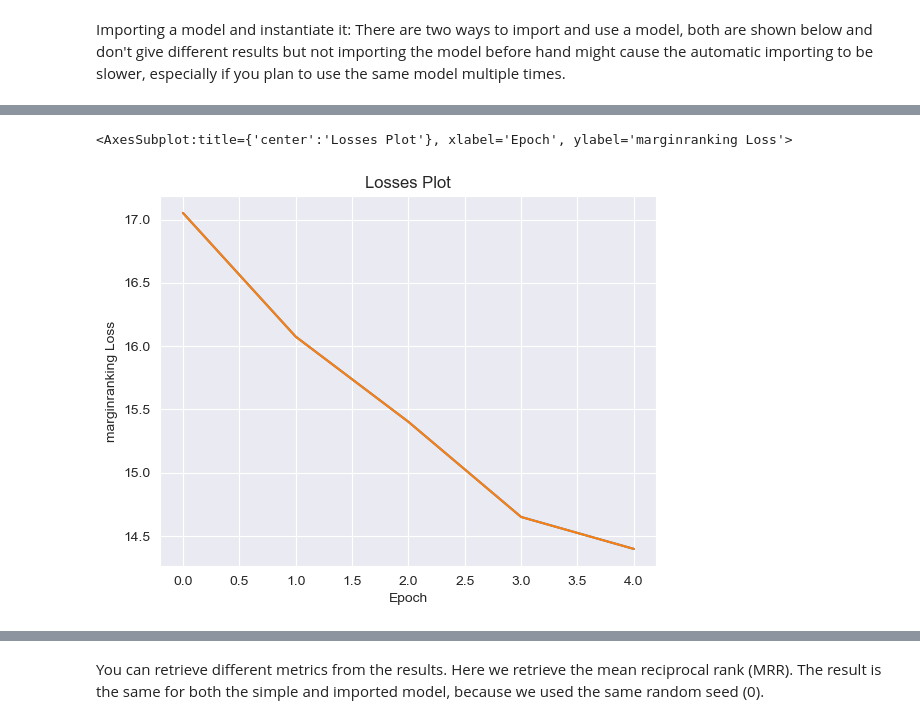
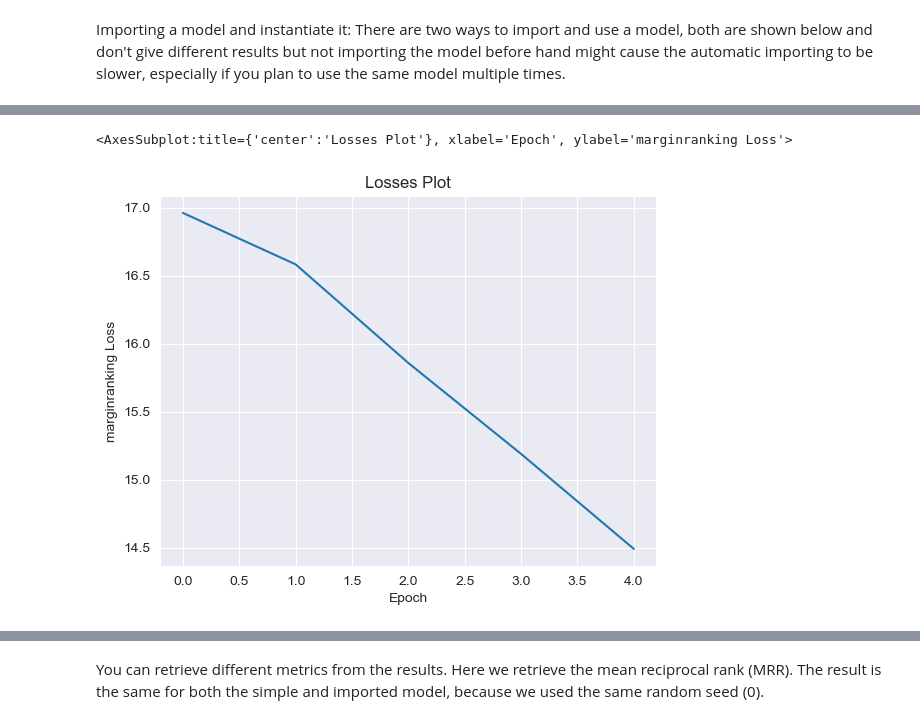
Before and after one commit to SaahithShetty/KG-tutorials, a Jupyter notebook: ML4KG-tutorial.ipynb, the cells around one changed output, grey strips where cells are left out. Drawn from its saved outputs; the diff is of its cells as text; code cells hidden in the pictures.

```diff
--- a/ML4KG-tutorial.ipynb
+++ b/ML4KG-tutorial.ipynb
@@ -96,16 +96,5 @@ pipeline_result_simple = pipeline(
     training=got_training,
     testing=got_testing,
 )
-pipeline_result_imported.plot_losses()
-
-# here we import the model and use it directly.
-from pykeen.models import ComplEx
-
-pipeline_result_imported = pipeline(
-    random_seed=0,
-    model=ComplEx,
-    training=got_training,
-    testing=got_testing,
-)
-pipeline_result_imported.plot_losses()
+pipeline_result_simple.plot_losses()
 # %% [output]
@@ -122,2 +105,2 @@ INFO:pykeen.evaluation.evaluator:Evaluation took 0.25s seconds
 <AxesSubplot:title={'center':'Losses Plot'}, xlabel='Epoch', ylabel='marginranking Loss'>
-[figure, old version]
+[figure, new version]
```
Also changed, not shown: parts of 26 cells of this notebook.
